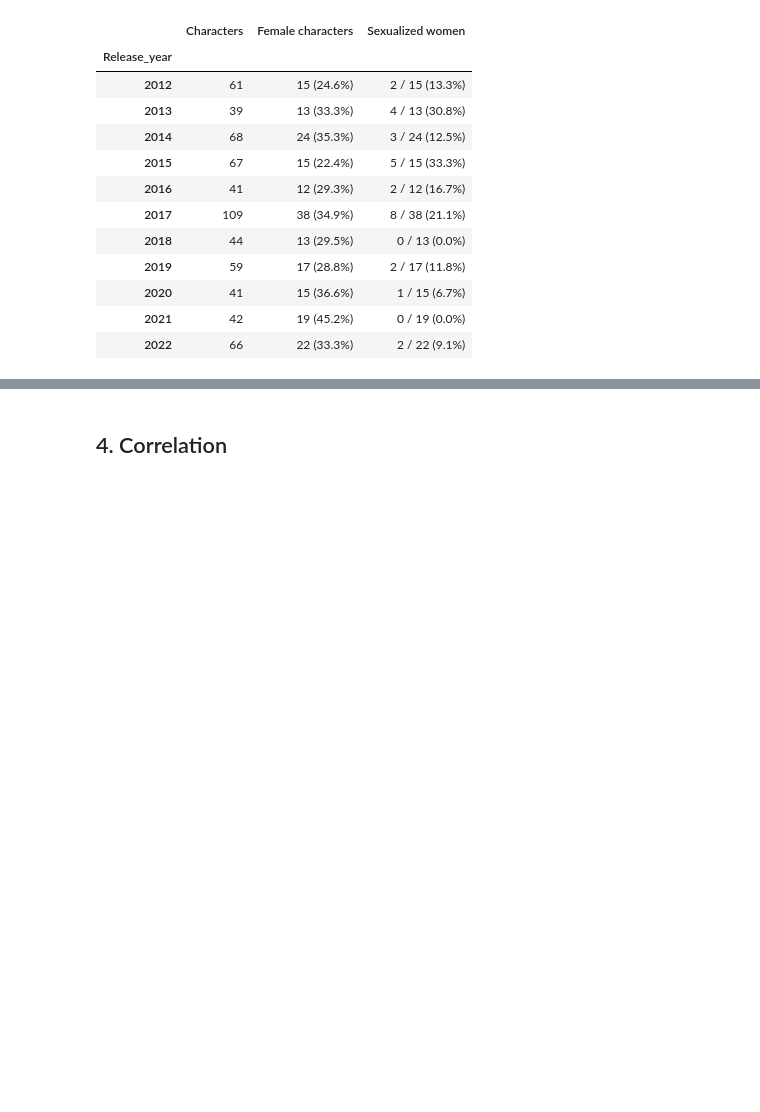
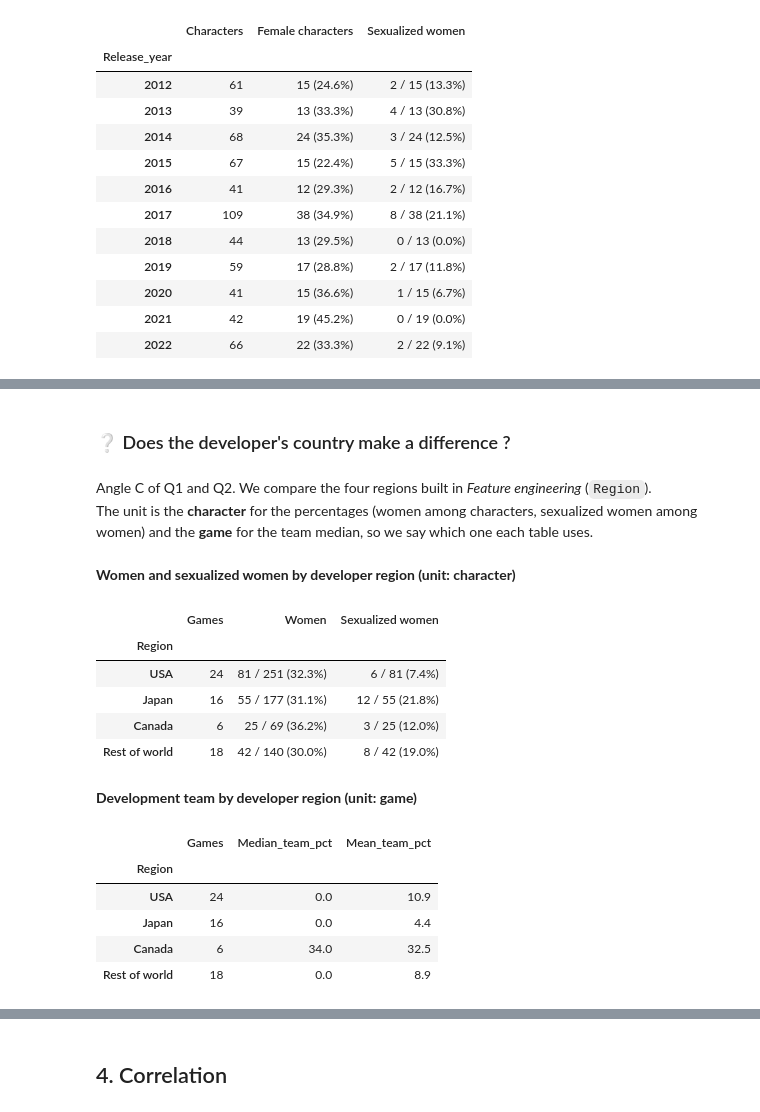
Before and after one commit to IA-P1-BCN/EDA_Manon, a Jupyter notebook: Gender Representation in Video Games.ipynb, the cells around one changed output, grey strips where cells are left out. Drawn from its saved outputs; the diff is of its cells as text; code cells hidden in the pictures; blank space fills up the shorter version.

```diff
--- a/Gender Representation in Video Games.ipynb
+++ b/Gender Representation in Video Games.ipynb
@@ -1668,0 +1771,47 @@ fig.show()
+# %% [markdown]
+### ❔ Does the developer's country make a difference ?
+# %% [markdown]
+Angle C of Q1 and Q2. We compare the four regions built in *Feature engineering* (`Region`). <br>
+The unit is the **character** for the percentages (women among characters, sexualized women among women) and the **game** for the team median, so we say which one each table uses.
+# %%
+characters = tables["characters"]
+games = tables["games"]
+
+chars_region = characters.assign(Region=characters["Game"].map(games.set_index("Game_Id")["Region"]))
+chars_region["Is_female"] = chars_region["Gender"] == "Female"
+
+by_region = chars_region.groupby("Region").agg(
+    Games=("Game", "nunique"), Characters=("Id", "count"), Women=("Is_female", "sum"))
+by_region["Sexualized_women"] = chars_region[chars_region["Is_female"]].groupby("Region")["Is_sexualized"].sum()
+by_region["Pct_women"] = by_region["Women"] / by_region["Characters"] * 100
+by_region["Pct_sexualized"] = by_region["Sexualized_women"] / by_region["Women"] * 100
+by_region = by_region.loc[["USA", "Japan", "Canada", "Rest of world"]]
+
+summary_region = pd.DataFrame({
+    "Games": by_region["Games"],
+    "Women": by_region["Women"].astype(int).astype(str) + " / " + by_region["Characters"].astype(str)
+        + " (" + by_region["Pct_women"].round(1).astype(str) + "%)",
+    "Sexualized women": by_region["Sexualized_women"].astype(int).astype(str) + " / "
+        + by_region["Women"].astype(int).astype(str) + " (" + by_region["Pct_sexualized"].round(1).astype(str) + "%)",
+})
+display(Markdown("**Women and sexualized women by developer region (unit: character)**"))
+display(summary_region)
+
+display(Markdown("**Development team by developer region (unit: game)**"))
+display(games.groupby("Region")["Team_percentage"].agg(Games="count", Median_team_pct="median", Mean_team_pct="mean")
+        .loc[["USA", "Japan", "Canada", "Rest of world"]].round(1))
+# %% [output]
+**Women and sexualized women by developer region (unit: character)**
+|  | Games | Women | Sexualized women |
+| Region |  |  |  |
+| USA | 24 | 81 / 251 (32.3%) | 6 / 81 (7.4%) |
+| Japan | 16 | 55 / 177 (31.1%) | 12 / 55 (21.8%) |
+| Canada | 6 | 25 / 69 (36.2%) | 3 / 25 (12.0%) |
+| Rest of world | 18 | 42 / 140 (30.0%) | 8 / 42 (19.0%) |
+**Development team by developer region (unit: game)**
+|  | Games | Median_team_pct | Mean_team_pct |
+| Region |  |  |  |
+| USA | 24 | 0.0 | 10.9 |
+| Japan | 16 | 0.0 | 4.4 |
+| Canada | 6 | 34.0 | 32.5 |
+| Rest of world | 18 | 0.0 | 8.9 |
```
Also changed, not shown: parts of 15 cells of this notebook.
